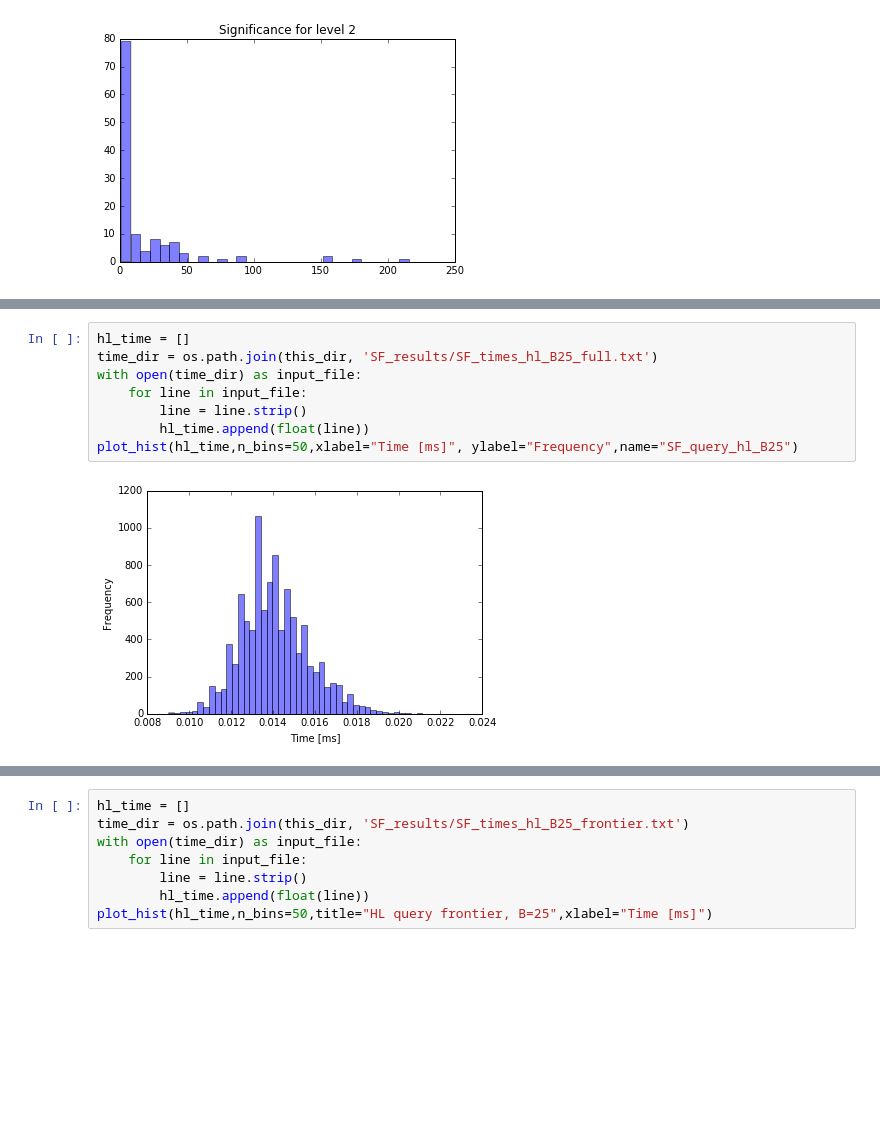
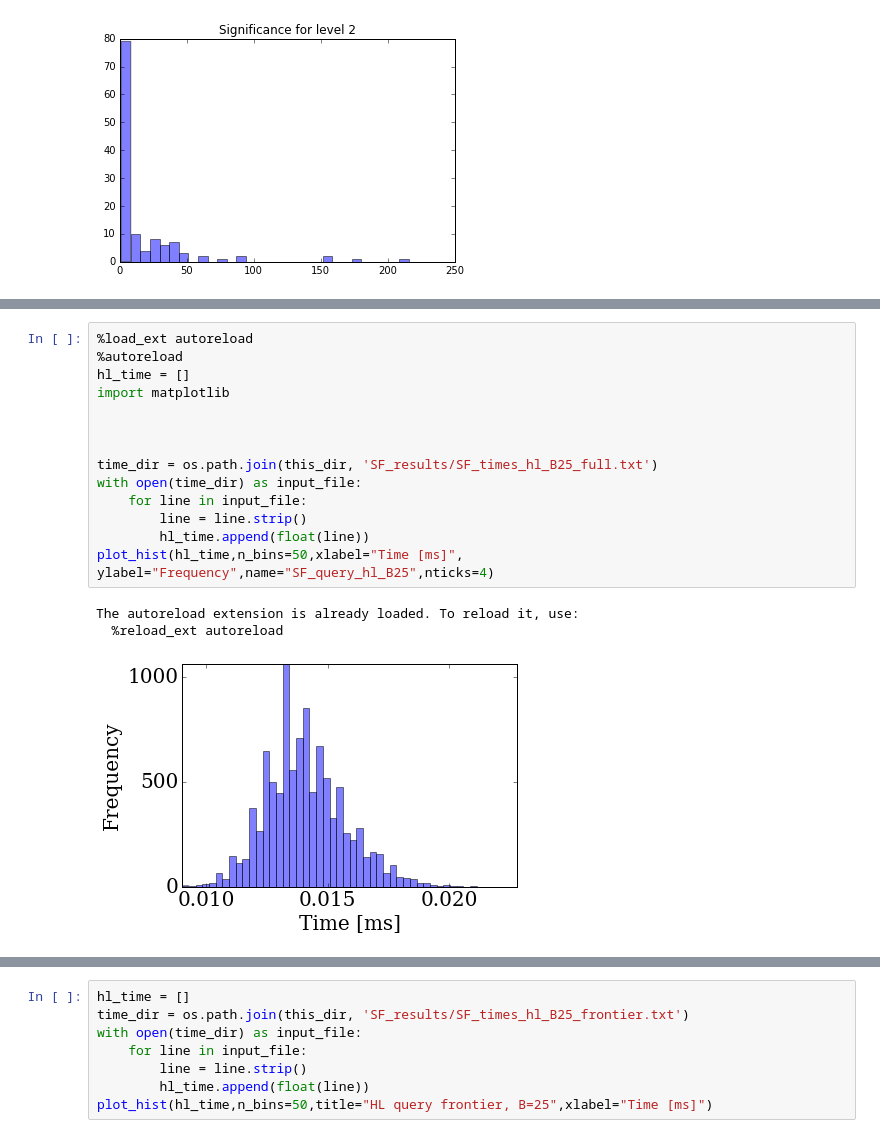
Before and after one commit to albvera/CSP, a Jupyter notebook: SF_visual.ipynb, the cells around one changed output, grey strips where cells are left out. Drawn from its saved outputs; the diff is of its cells as text; blank space fills up the shorter version.

```diff
--- a/SF_visual.ipynb
+++ b/SF_visual.ipynb
@@ -174,13 +178,21 @@ plot_node_attributes(G,back_sizes,'hub_sizes')
 # %%
+%load_ext autoreload
+%autoreload
 hl_time = []
+import matplotlib
+
+
+
 time_dir = os.path.join(this_dir, 'SF_results/SF_times_hl_B25_full.txt')
 with open(time_dir) as input_file:
     for line in input_file:
         line = line.strip()
         hl_time.append(float(line))
-plot_hist(hl_time,n_bins=50,xlabel="Time [ms]", ylabel="Frequency",name="SF_query_hl_B25")
+plot_hist(hl_time,n_bins=50,xlabel="Time [ms]", ylabel="Frequency",name="SF_query_hl_B25",nticks=4)
 # %% [output]
+The autoreload extension is already loaded. To reload it, use:
+  %reload_ext autoreload
-[figure, old version]
+[figure, new version]
 # %%
 dij_time = []
 time_dir = os.path.join(this_dir, 'SF_results/SF_times_dij_B25_full.txt')
```
Also changed, not shown: parts of 6 cells of this notebook, 5 other files.
